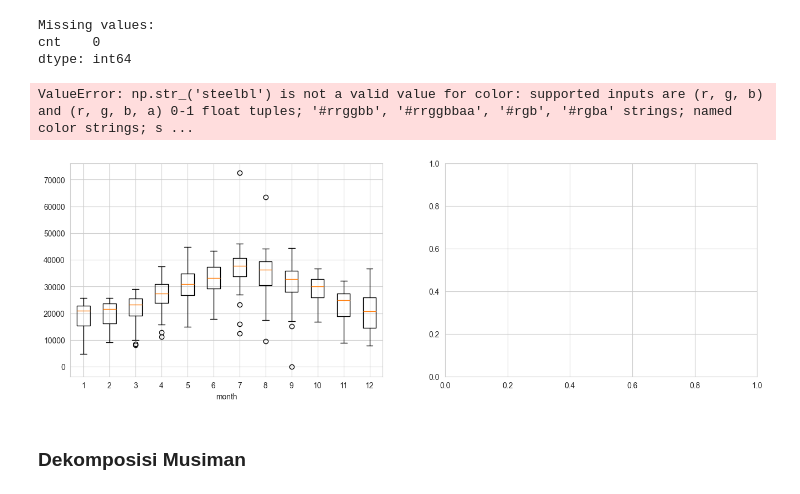
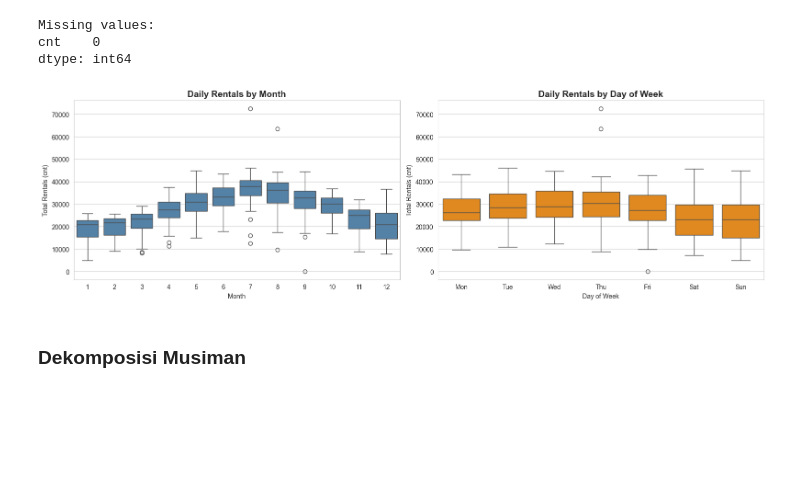
Before and after one commit to wildanjr19/6th-college, a Jupyter notebook: Big Data Time Series/XGBoost/MiniProject_XGBoost_Kelompok2.ipynb, the cells around one changed output. Saved outputs shown, nothing was run; the diff lists cells and outputs as text; code cells hidden in the pictures; blank space fills up the shorter version.

```diff
--- a/Big Data Time Series/XGBoost/MiniProject_XGBoost_Kelompok2.ipynb
+++ b/Big Data Time Series/XGBoost/MiniProject_XGBoost_Kelompok2.ipynb
@@ -136,31 +136,30 @@ dtype: int64
 # %%
 df_eda = df_daily.copy()
 df_eda['month'] = df_eda.index.month
 df_eda['dayofweek'] = df_eda.index.dayofweek  # Monday=0, Sunday=6
 df_eda['year'] = df_eda.index.year
 
 fig, axes = plt.subplots(1, 2, figsize=(16, 5))
 
 # Boxplot per bulan
-df_eda.boxplot(column='cnt', by='month', ax=axes[0], color='steelblue')
+sns.boxplot(x='month', y='cnt', data=df_eda, ax=axes[0], color='steelblue')
 axes[0].set_title('Daily Rentals by Month', fontsize=14, fontweight='bold')
 axes[0].set_xlabel('Month')
 axes[0].set_ylabel('Total Rentals (cnt)')
 
 # Boxplot per hari
 day_labels = ['Mon', 'Tue', 'Wed', 'Thu', 'Fri', 'Sat', 'Sun']
-df_eda.boxplot(column='cnt', by='dayofweek', ax=axes[1], color='darkorange')
+sns.boxplot(x='dayofweek', y='cnt', data=df_eda, ax=axes[1], color='darkorange')
 axes[1].set_title('Daily Rentals by Day of Week', fontsize=14, fontweight='bold')
 axes[1].set_xlabel('Day of Week')
 axes[1].set_ylabel('Total Rentals (cnt)')
 axes[1].set_xticklabels(day_labels)
 
 plt.suptitle('')
 plt.tight_layout()
 plt.show()
 # %% [output]
-ValueError: np.str_('steelbl') is not a valid value for color: supported inputs are (r, g, b) and (r, g, b, a) 0-1 float tuples; '#rrggbb', '#rrggbbaa', '#rgb', '#rgba' strings; named color strings; s ...
-[figure, old version]
+[figure, new version]
 # %% [markdown]
 ### Dekomposisi Musiman
 # %%
```
Also changed, not shown: parts of 6 cells of this notebook.
